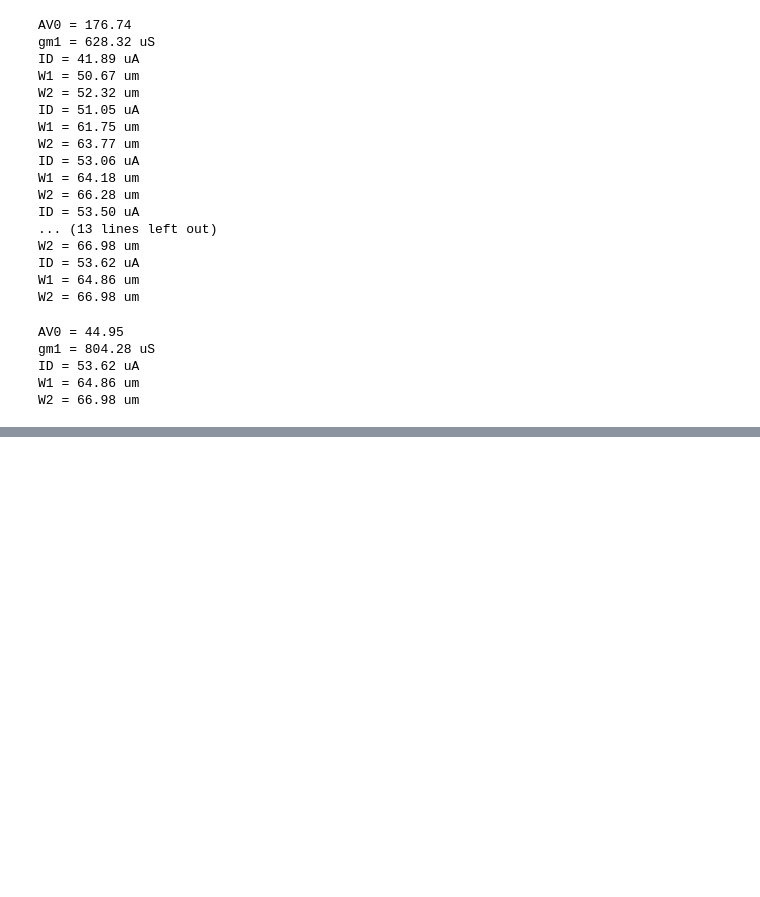
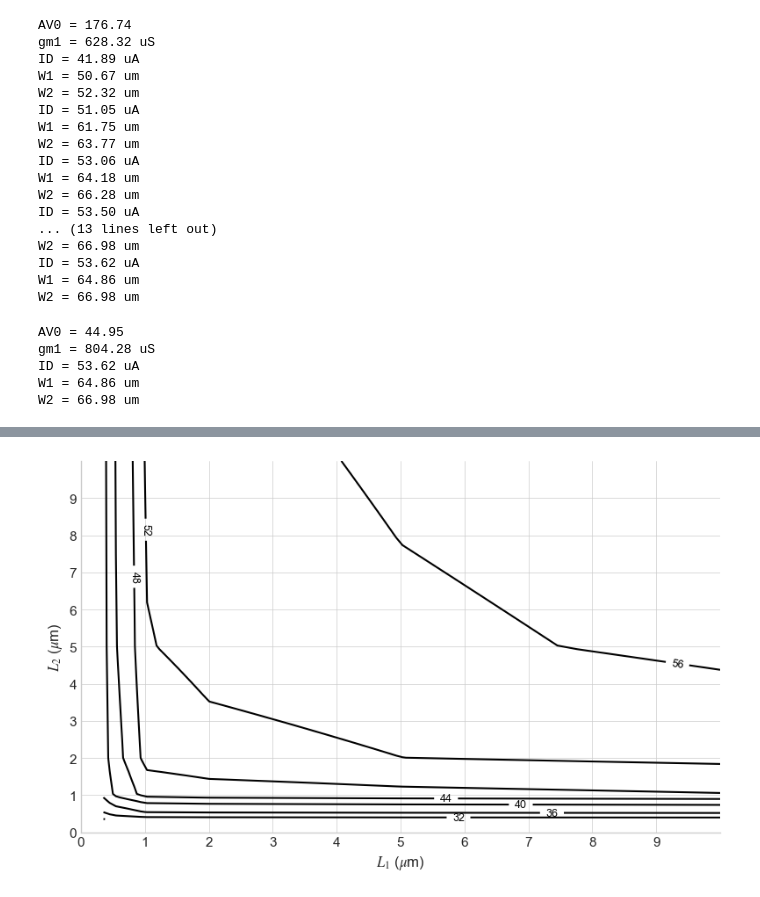
Before and after one commit to Surfeur974/gmadrid, a Jupyter notebook: 5T_OTA.ipynb, the cells around one changed output, grey strips where cells are left out. Cells and saved outputs as stored; diff of their text form; code cells hidden in the pictures; blank space fills up the shorter version.

Commit message:
Countour graphh added

```diff
--- a/5T_OTA.ipynb
+++ b/5T_OTA.ipynb
@@ -97,0 +102,42 @@ W2 = 66.98 um
+# %%
+import numpy as np
+import matplotlib.pyplot as plt
+from pygmid import Lookup as lk
+from format_and_save import format_and_save
+from scipy.interpolate import interp1d
+# setup matplotlib
+plt.rcParams['axes.spines.right'] = False
+plt.rcParams['axes.spines.top'] = False
+plt.rcParams.update({"axes.grid": True})
+# Interpolation function
+def interp1(x, y, value):
+    # Perform cubic interpolation using interp1d
+    f = interp1d(x, y, kind='cubic')
+    return f(value)
+
+Lsweep = np.linspace(0.35, 10, 100)
+gmID1 = 15
+gmID2 = gmID1
+gdsID1 = nmos4.look_up('GDS_ID', GM_ID=gmID1, VDS=VDD/2, L=Lsweep, VSB=0)
+gdsID2 = pmos4.look_up('GDS_ID', GM_ID=gmID2, VDS=VDD/2, L=Lsweep, VSB=0)
+L0 = np.zeros((len(Lsweep), len(Lsweep)))
+
+for j in range(len(Lsweep)):
+    L0[j,:] = gmID1 / (gdsID1 + gdsID2[j])
+
+L0 = 20*np.log10(L0)
+plt.style.use("seaborn-v0_8-whitegrid")
+# Plotting
+fig, ax = plt.subplots(figsize=(8, 5))
+C = ax.contour(Lsweep, Lsweep, L0, colors='k', levels = 8 )
+ax.clabel(C, fmt='%d', fontsize=9)
+ax.set_xticks(np.arange(0, 10, 1))
+ax.set_yticks(np.arange(0, 10, 1))
+ax.set_xlabel(r'$L_{1}$ ($\mu$m)')
+ax.set_ylabel(r'$L_{2}$ ($\mu$m)')
+#ax.plot(0.35, 0.35, 'k+', markersize=9, linewidth=2)
+
+plt.tight_layout()
+plt.show()
+# %% [output]
+[figure, added]
```
Also changed, not shown: parts of 1 cell of this notebook, 2 other files.
